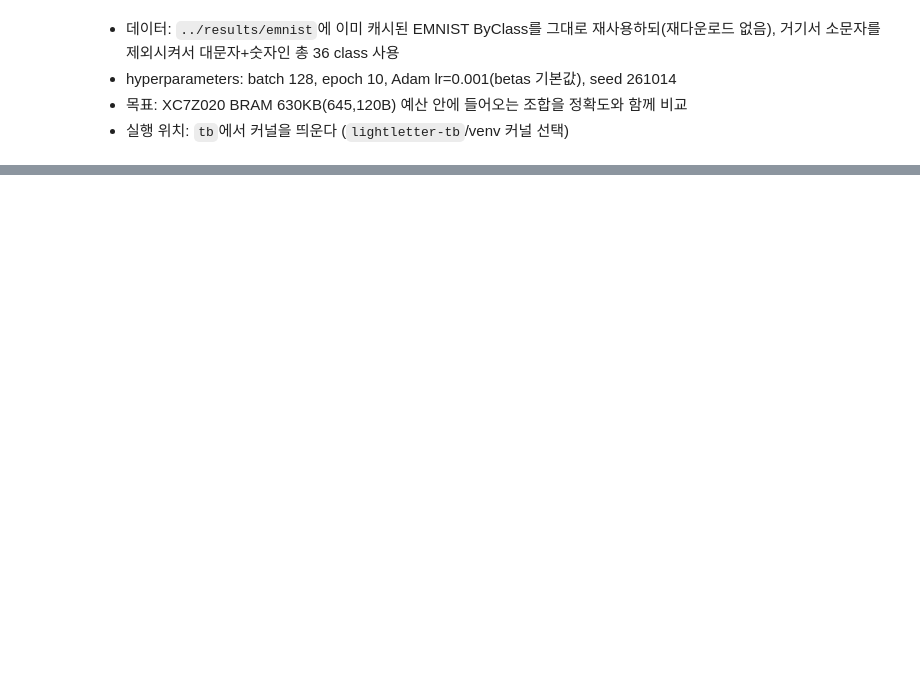
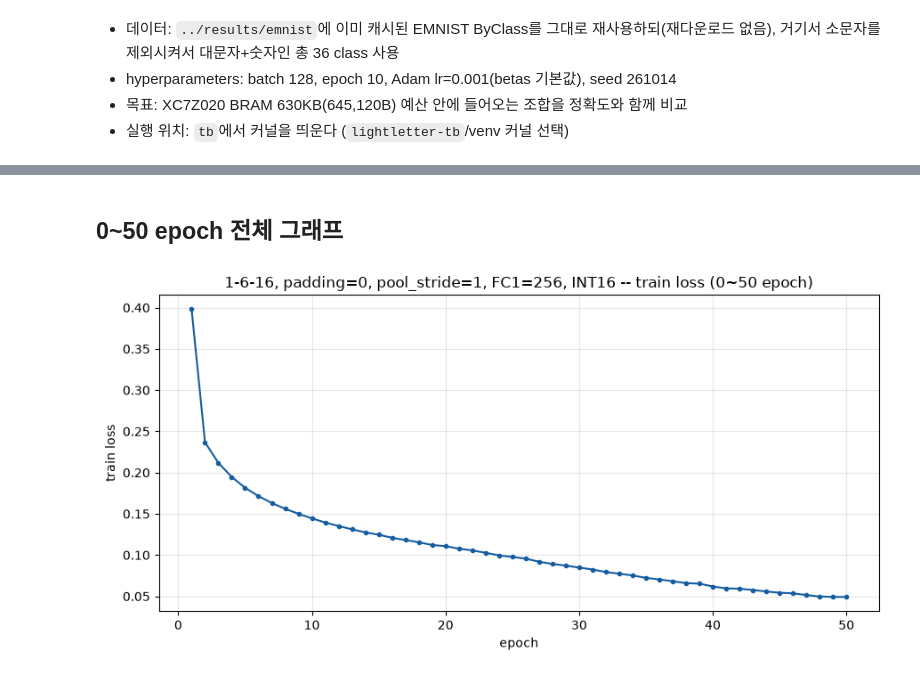
Before and after one commit to mumallaeng/LightLetter, a Jupyter notebook: tb/cnn_golden/cnn_golden.ipynb, the cells around one changed output, grey strips where cells are left out. Drawn from its saved outputs; the diff is of its cells as text; code cells hidden in the pictures; blank space fills up the shorter version.

```diff
--- a/tb/cnn_golden/cnn_golden.ipynb
+++ b/tb/cnn_golden/cnn_golden.ipynb
@@ -131,13 +132,0 @@ class Net(nn.Module):
-# %%
-candidates = {
-    '1-6-16, padding=1 (현재 확정안)': dict(conv_channels=[1, 6, 16], padding=1, pool_stride=1, fc_widths=[256, 64, 36]),
-    '1-6-16, padding=0': dict(conv_channels=[1, 6, 16], padding=0, pool_stride=1, fc_widths=[256, 64, 36]),
-    '1-6-16, padding=1, FC1=128': dict(conv_channels=[1, 6, 16], padding=1, pool_stride=1, fc_widths=[128, 64, 36]),
-}
-
-print(f"{'구성':35s} {'flatten':>10s} {'weights':>12s} {'bytes':>12s} {'BRAM배율':>10s}")
-for name, cfg in candidates.items():
-    net = Net(**cfg)
-    inv = net.inventory()
-    flatten = cfg['conv_channels'][-1] * inv['spatial_outputs'][-1] ** 2
-    print(f"{name:35s} {flatten:10d} {inv['weights']:12d} {inv['weight_int16_bytes']:12d} {inv['bram_ratio']:9.2f}x")
@@ -282,0 +239,14 @@ INT16 대신 INT8/INT4 가중치 양자화로 `bytes_per_weight` 자체를 낮
+# %%
+import time
+_start = time.time()
+net_target, history_target, test_target = train_target_with_history(
+    conv_channels=[1, 6, 16], padding=0, pool_stride=1, fc_widths=[256, 64, 36], epochs=50)
+_elapsed = time.time() - _start
+inv_target = net_target.inventory()
+print()
+print(f"총 소요시간: {_elapsed:.1f}초 ({_elapsed/50:.1f}초/epoch)")
+print("weights:", inv_target["weights"], "bytes:", inv_target["weight_int16_bytes"],
+      f"BRAM 배율(630KB): {inv_target['bram_ratio']:.3f}x")
+print(f"best val epoch: {test_target['best_epoch']}")
+print("best val epoch test:", {k: round(v, 4) for k, v in test_target["best_val_epoch_test"].items()})
+print("final epoch(50) test:", {k: round(v, 4) for k, v in test_target["final_epoch_test"].items()})
@@ -282,0 +271,17 @@ INT16 대신 INT8/INT4 가중치 양자화로 `bytes_per_weight` 자체를 낮
+# %% [markdown]
+## 0~50 epoch 전체 그래프
+# %%
+import matplotlib.pyplot as plt
+
+epochs_x = [h["epoch"] for h in history_target]
+plt.figure(figsize=(9, 4.5))
+plt.plot(epochs_x, [h["loss"] for h in history_target], marker="o", markersize=3, color="#155ca1")
+plt.xlabel("epoch")
+plt.ylabel("train loss")
+plt.title("1-6-16, padding=0, pool_stride=1, FC1=256, INT16 -- train loss (0~50 epoch)")
+plt.grid(alpha=0.3)
+plt.tight_layout()
+plt.savefig("results/target_loss_curve.png", dpi=150)
+plt.show()
+# %% [output]
+[figure, added]
```
Also changed, not shown: parts of 26 cells of this notebook, 1 other file.
